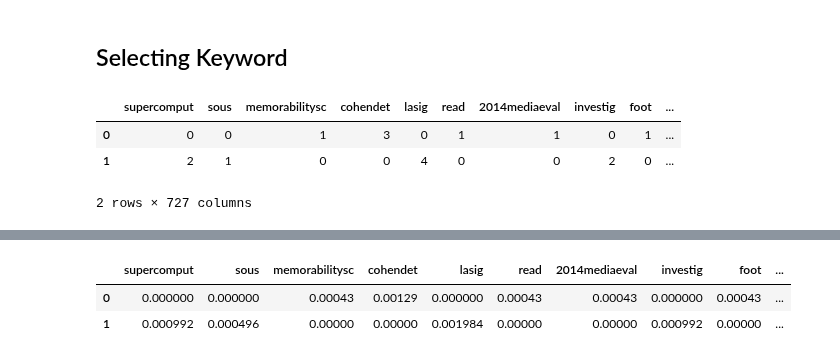
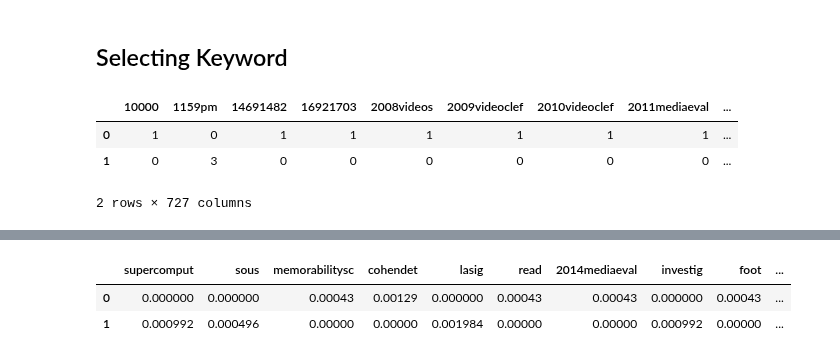
Before and after one commit to GurkiratSarna/Information-Retrieval, a Jupyter notebook: Assigment 1 - David.ipynb, the cells around one changed output, grey strips where cells are left out. Saved outputs shown, nothing was run; the diff lists cells and outputs as text; code cells hidden in the pictures.

```diff
--- a/Assigment 1 - David.ipynb
+++ b/Assigment 1 - David.ipynb
@@ -270,21 +291,21 @@ tag2 = pos_tag(stems2)
 # %%
 #Counting the frequency of each word for each document
 wordSet = set(stems1).union(set(stems2))
-
+wordSet=sorted(wordSet)
 wordDictA = dict.fromkeys(wordSet, 0)
 wordDictB = dict.fromkeys(wordSet, 0)
 
 for word in stems1:
     wordDictA[word]+=1
 
 for word in stems2:
     wordDictB[word]+=1
 
 pd.DataFrame([wordDictA, wordDictB])
 # %% [output]
-|  | supercomput | sous | memorabilitysc | cohendet | lasig | read | 2014mediaeval | investig | foot | ... |
-| 0 | 0 | 0 | 1 | 3 | 0 | 1 | 1 | 0 | 1 | ... |
-| 1 | 2 | 1 | 0 | 0 | 4 | 0 | 0 | 2 | 0 | ... |
+|  | 10000 | 1159pm | 14691482 | 16921703 | 2008videos | 2009videoclef | 2010videoclef | 2011mediaeval | ... |
+| 0 | 1 | 0 | 1 | 1 | 1 | 1 | 1 | 1 | ... |
+| 1 | 0 | 3 | 0 | 0 | 0 | 0 | 0 | 0 | ... |
 2 rows × 727 columns
 # %%
 #Creating the function to calculate the TF
```
Also changed, not shown: parts of 2 cells of this notebook.
